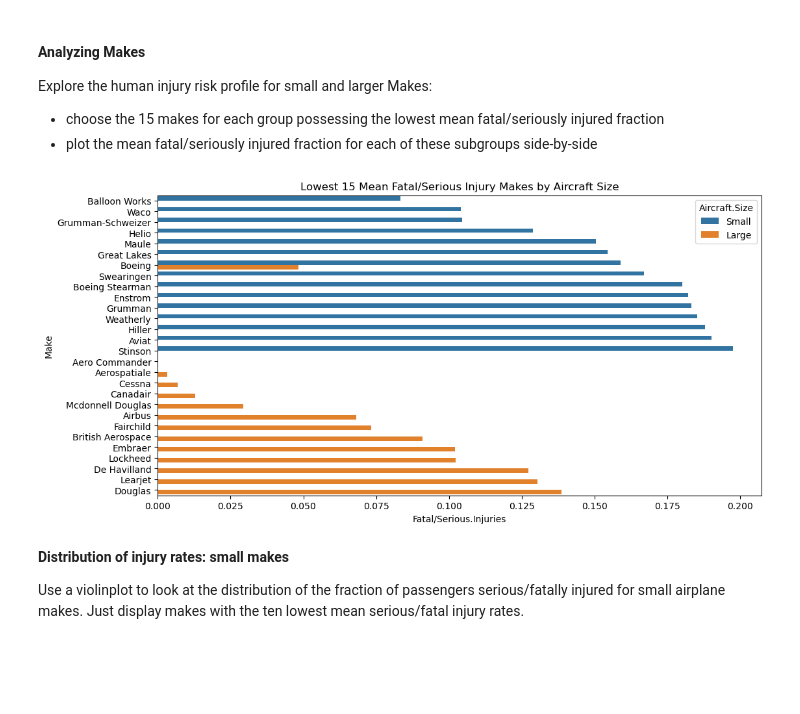
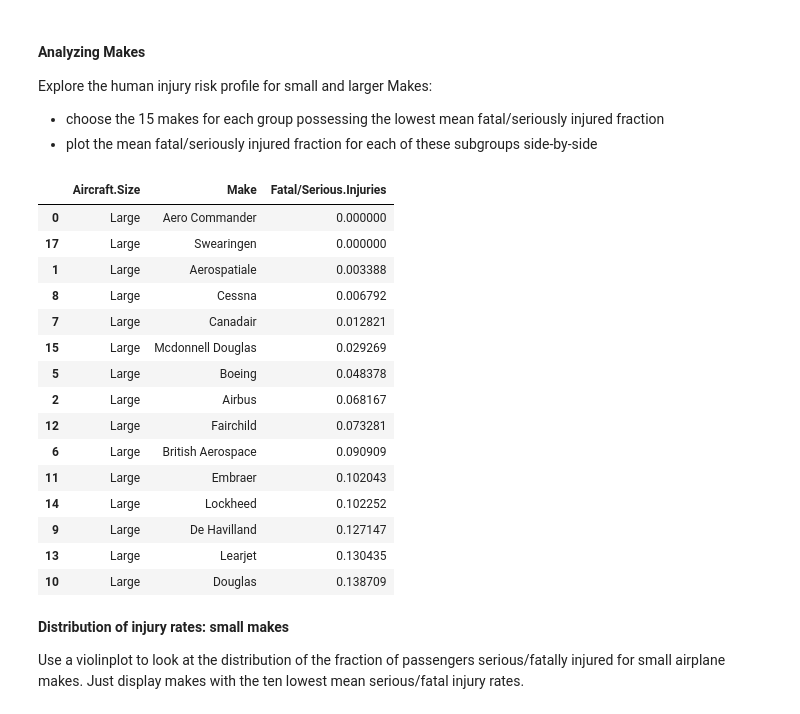
Before and after one commit to flaniyanjr/dsc-course0-m8-lab, a Jupyter notebook: Aviation_Accidents_Data_Analysis.ipynb, the cells around one changed output. Saved outputs shown, nothing was run; the diff lists cells and outputs as text; code cells hidden in the pictures; blank space fills up the shorter version.

```diff
--- a/Aviation_Accidents_Data_Analysis.ipynb
+++ b/Aviation_Accidents_Data_Analysis.ipynb
@@ -62,16 +62,32 @@ Explore the human injury risk profile for small and larger Makes:
 # %%
 make_risk = df.groupby(['Aircraft.Size', 'Make'])['Fatal/Serious.Injuries'].mean()
 make_risk = make_risk.reset_index()
 small_15 = make_risk[make_risk['Aircraft.Size'] == 'Small'].sort_values('Fatal/Serious.Injuries').head(15)
 large_15 = make_risk[make_risk['Aircraft.Size'] == 'Large'].sort_values('Fatal/Serious.Injuries').head(15)
-plot_df = pd.concat([small_15, large_15])
+large_15
+# plot_df = pd.concat([small_15, large_15])
 
-plt.figure(figsize=(12,6))
-sns.barplot(data=plot_df, x='Fatal/Serious.Injuries', y='Make', hue='Aircraft.Size')
-plt.title('Lowest 15 Mean Fatal/Serious Injury Makes by Aircraft Size')
-plt.show()
+# plt.figure(figsize=(12,6))
+# sns.barplot(data=plot_df, x='Fatal/Serious.Injuries', y='Make', hue='Aircraft.Size')
+# plt.title('Lowest 15 Mean Fatal/Serious Injury Makes by Aircraft Size')
+# plt.show()
 # %% [output]
-[figure, removed]
+|  | Aircraft.Size | Make | Fatal/Serious.Injuries |
+| 0 | Large | Aero Commander | 0.000000 |
+| 17 | Large | Swearingen | 0.000000 |
+| 1 | Large | Aerospatiale | 0.003388 |
+| 8 | Large | Cessna | 0.006792 |
+| 7 | Large | Canadair | 0.012821 |
+| 15 | Large | Mcdonnell Douglas | 0.029269 |
+| 5 | Large | Boeing | 0.048378 |
+| 2 | Large | Airbus | 0.068167 |
+| 12 | Large | Fairchild | 0.073281 |
+| 6 | Large | British Aerospace | 0.090909 |
+| 11 | Large | Embraer | 0.102043 |
+| 14 | Large | Lockheed | 0.102252 |
+| 9 | Large | De Havilland | 0.127147 |
+| 13 | Large | Learjet | 0.130435 |
+| 10 | Large | Douglas | 0.138709 |
 # %% [markdown]
 **Distribution of injury rates: small makes**
 
```
Also changed, not shown: parts of 7 cells of this notebook.
